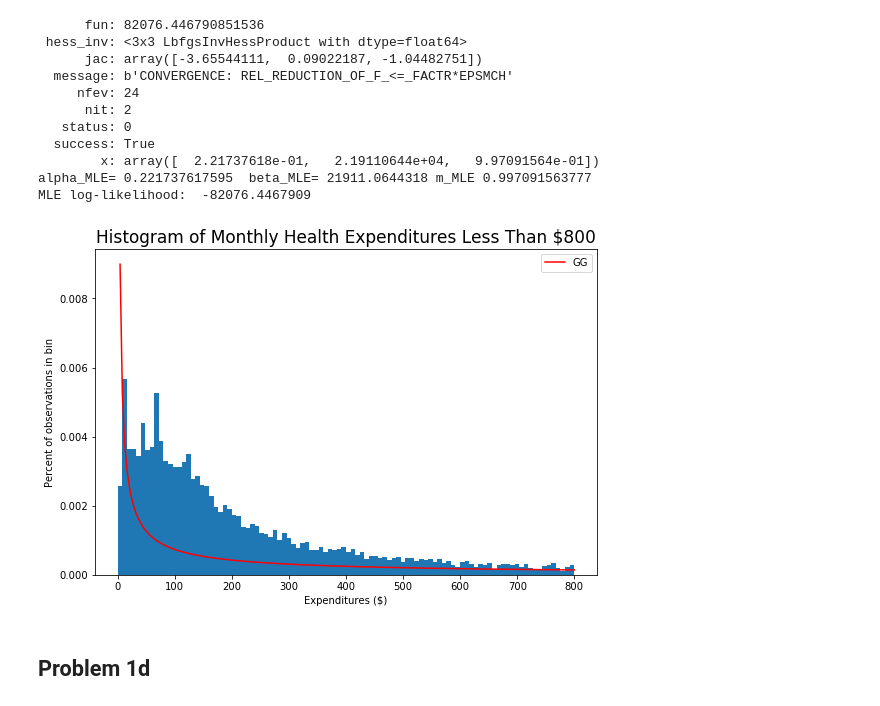
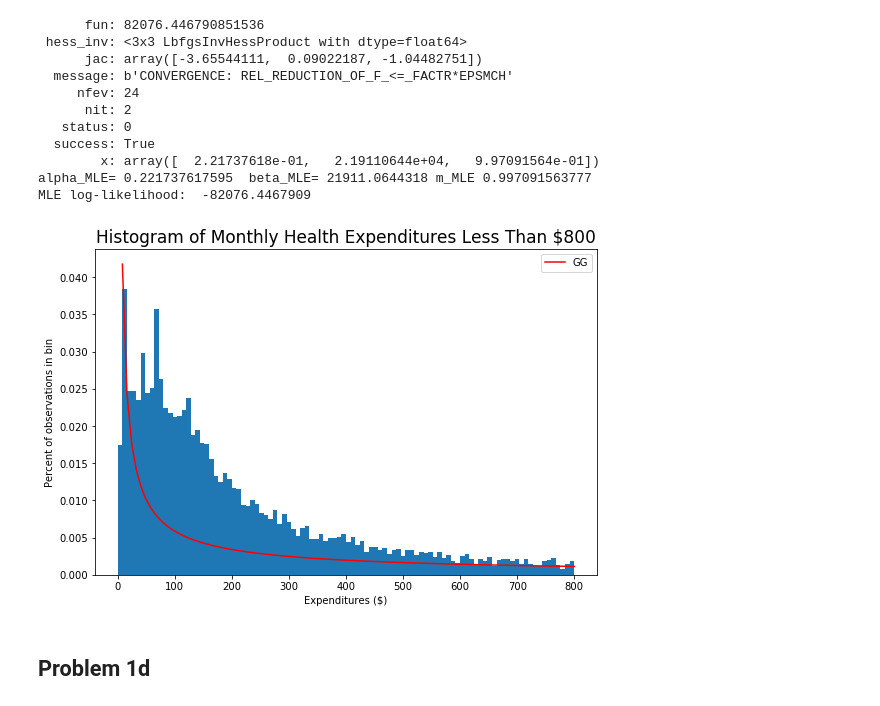
Before and after one commit to rzhang15/BootCamp2017, a Jupyter notebook: ProbSets/Econ/Week_4/rzhang15_problem1.ipynb, the cells around one changed output. Drawn from its saved outputs; the diff is of its cells as text; code cells hidden in the pictures.

```diff
--- a/ProbSets/Econ/Week_4/rzhang15_problem1.ipynb
+++ b/ProbSets/Econ/Week_4/rzhang15_problem1.ipynb
@@ -155,18 +155,18 @@ print('MLE log-likelihood: ', MLE_gg)
 alpha_MLE= 0.221737617595  beta_MLE= 21911.0644318 m_MLE 0.997091563777
 MLE log-likelihood:  -82076.4467909
 # %%
-x = np.linspace(0,800,200)
-y = sts.gengamma.pdf(x,alpha_MLE2,m_MLE,scale=beta_MLE2)
+x = np.linspace(0,800,num_bins)
+y = 8*sts.gengamma.pdf(x,alpha_MLE2,m_MLE,scale=beta_MLE2)
 plt.subplots(figsize=(9, 6))
-plt.hist(claims[mask], num_bins, normed=True)
+plt.hist(claims[mask], num_bins, weights=weights[mask])
 plt.plot(x,y,'r-',label='GG')
 plt.title('Histogram of Monthly Health Expenditures Less Than $800', fontsize=17)
 plt.xlabel(r'Expenditures ($)')
 plt.ylabel(r'Percent of observations in bin')
 plt.legend()
 plt.show()
 # %% [output]
-[figure, old version]
+[figure, new version]
 # %% [markdown]
 ## Problem 1d
 # %%
```
Also changed, not shown: parts of 2 cells of this notebook, 5 other files.
